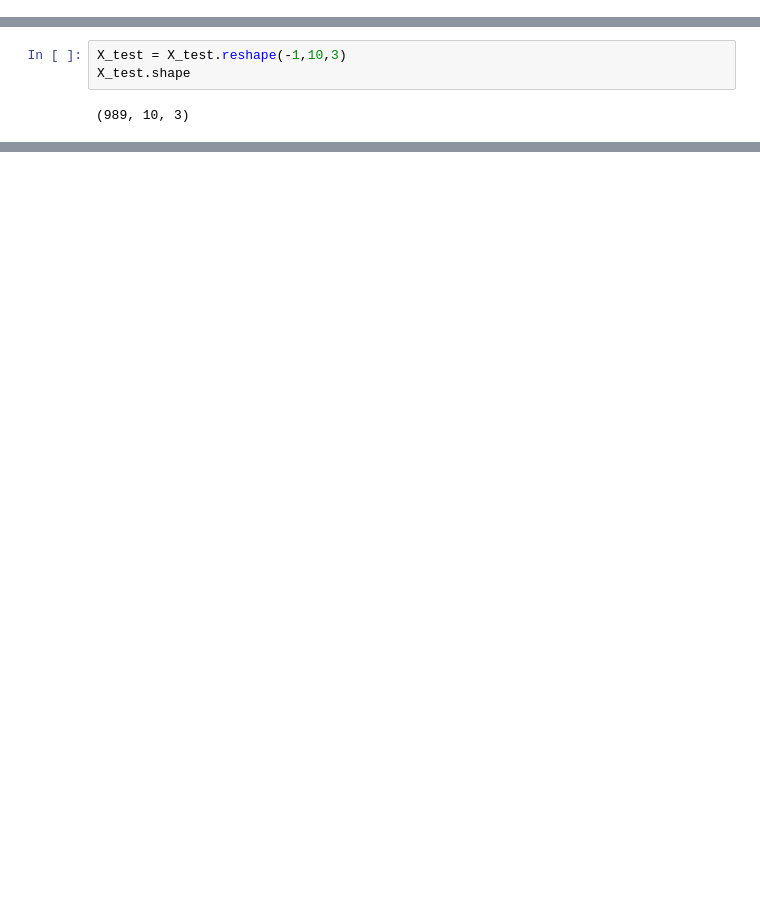
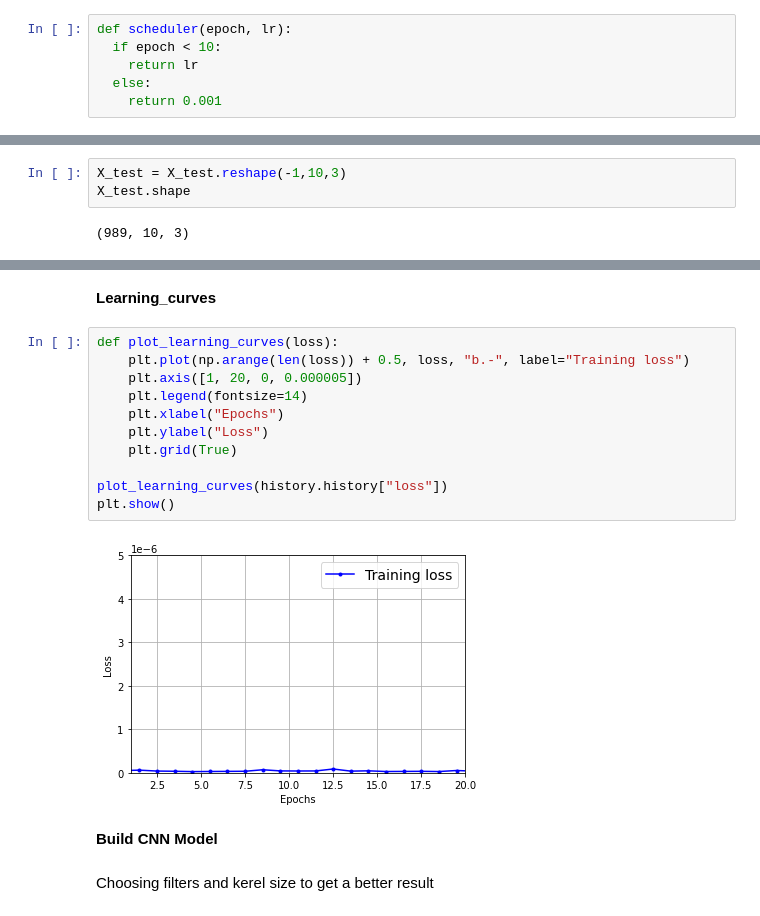
Before and after one commit to jangvu/Project_by_me, a Jupyter notebook: time_series_test.ipynb, the cells around one changed output, grey strips where cells are left out. Saved outputs shown, nothing was run; the diff lists cells and outputs as text; blank space fills up the shorter version.

```diff
--- a/time_series_test.ipynb
+++ b/time_series_test.ipynb
@@ -65,2 +67,8 @@ print(y_data.shape)
 # %%
 optimizer = keras.optimizers.Adam(learning_rate=0.01)
+# %%
+def scheduler(epoch, lr):
+  if epoch < 10:
+    return lr
+  else:
+    return 0.001
@@ -119,0 +137,19 @@ plt.show()
+# %% [markdown]
+**Learning_curves**
+# %%
+def plot_learning_curves(loss):
+    plt.plot(np.arange(len(loss)) + 0.5, loss, "b.-", label="Training loss")
+    plt.axis([1, 20, 0, 0.000005])
+    plt.legend(fontsize=14)
+    plt.xlabel("Epochs")
+    plt.ylabel("Loss")
+    plt.grid(True)
+
+plot_learning_curves(history.history["loss"])
+plt.show()
+# %% [output]
+[figure, added]
+# %% [markdown]
+**Build CNN Model**
+# %% [markdown]
+Choosing filters and kerel size to get a better result
```
Also changed, not shown: parts of 19 cells of this notebook.
